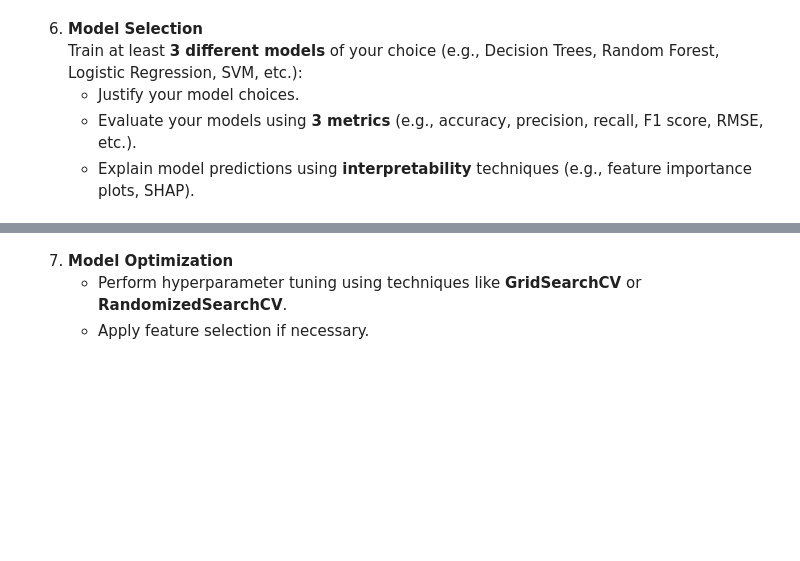
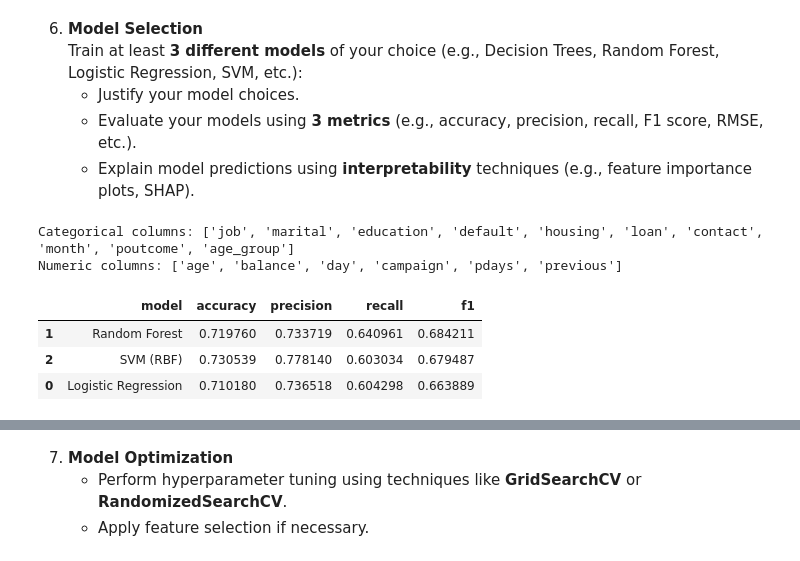
Before and after one commit to Avichay3/Full-training, a Jupyter notebook: Copy_of_Data_science_pipeline.ipynb, the cells around one changed output, grey strips where cells are left out. Saved outputs shown, nothing was run; the diff lists cells and outputs as text; code cells hidden in the pictures; blank space fills up the shorter version.

```diff
--- a/Copy_of_Data_science_pipeline.ipynb
+++ b/Copy_of_Data_science_pipeline.ipynb
@@ -328,3 +328,15 @@ test: (1675, 16)
    - Justify your model choices.
    - Evaluate your models using **3 metrics** (e.g., accuracy, precision, recall, F1 score, RMSE, etc.).
    - Explain model predictions using **interpretability** techniques (e.g., feature importance plots, SHAP).
+# %%
+import pandas as pd
+import numpy as np
+
+cat_cols = X_train.select_dtypes(include=["object", "category"]).columns
+num_cols = X_train.select_dtypes(include=[np.number]).columns
+
+print("Categorical columns:", list(cat_cols))
+print("Numeric columns:", list(num_cols))
+# %% [output]
+Categorical columns: ['job', 'marital', 'education', 'default', 'housing', 'loan', 'contact', 'month', 'poutcome', 'age_group']
+Numeric columns: ['age', 'balance', 'day', 'campaign', 'pdays', 'previous']
@@ -330,0 +371,44 @@ test: (1675, 16)
+# %%
+from sklearn.linear_model import LogisticRegression
+from sklearn.ensemble import RandomForestClassifier
+from sklearn.svm import SVC
+
+from sklearn.metrics import accuracy_score, precision_score, recall_score, f1_score
+
+def eval_model(model, X, y):
+    pred = model.predict(X)
+    return {
+        "accuracy": accuracy_score(y, pred),
+        "precision": precision_score(y, pred, zero_division=0),
+        "recall": recall_score(y, pred, zero_division=0),
+        "f1": f1_score(y, pred, zero_division=0),
+    }
+
+models = {
+    "Logistic Regression": Pipeline(steps=[
+        ("preprocess", preprocess),
+        ("clf", LogisticRegression(max_iter=2000, class_weight="balanced", random_state=42))
+    ]),
+    "Random Forest": Pipeline(steps=[
+        ("preprocess", preprocess),
+        ("clf", RandomForestClassifier(n_estimators=300, random_state=42, n_jobs=-1, class_weight="balanced"))
+    ]),
+    "SVM (RBF)": Pipeline(steps=[
+        ("preprocess", preprocess),
+        ("clf", SVC(kernel="rbf", C=1.0, gamma="scale", class_weight="balanced"))
+    ])
+}
+
+rows = []
+for name, model in models.items():
+    model.fit(X_train, y_train)
+    scores = eval_model(model, X_val, y_val)
+    rows.append({"model": name, **scores})
+
+results_df = pd.DataFrame(rows).sort_values("f1", ascending=False)
+results_df
+# %% [output]
+|  | model | accuracy | precision | recall | f1 |
+| 1 | Random Forest | 0.719760 | 0.733719 | 0.640961 | 0.684211 |
+| 2 | SVM (RBF) | 0.730539 | 0.778140 | 0.603034 | 0.679487 |
+| 0 | Logistic Regression | 0.710180 | 0.736518 | 0.604298 | 0.663889 |
```
Also changed, not shown: parts of 2 cells of this notebook.
